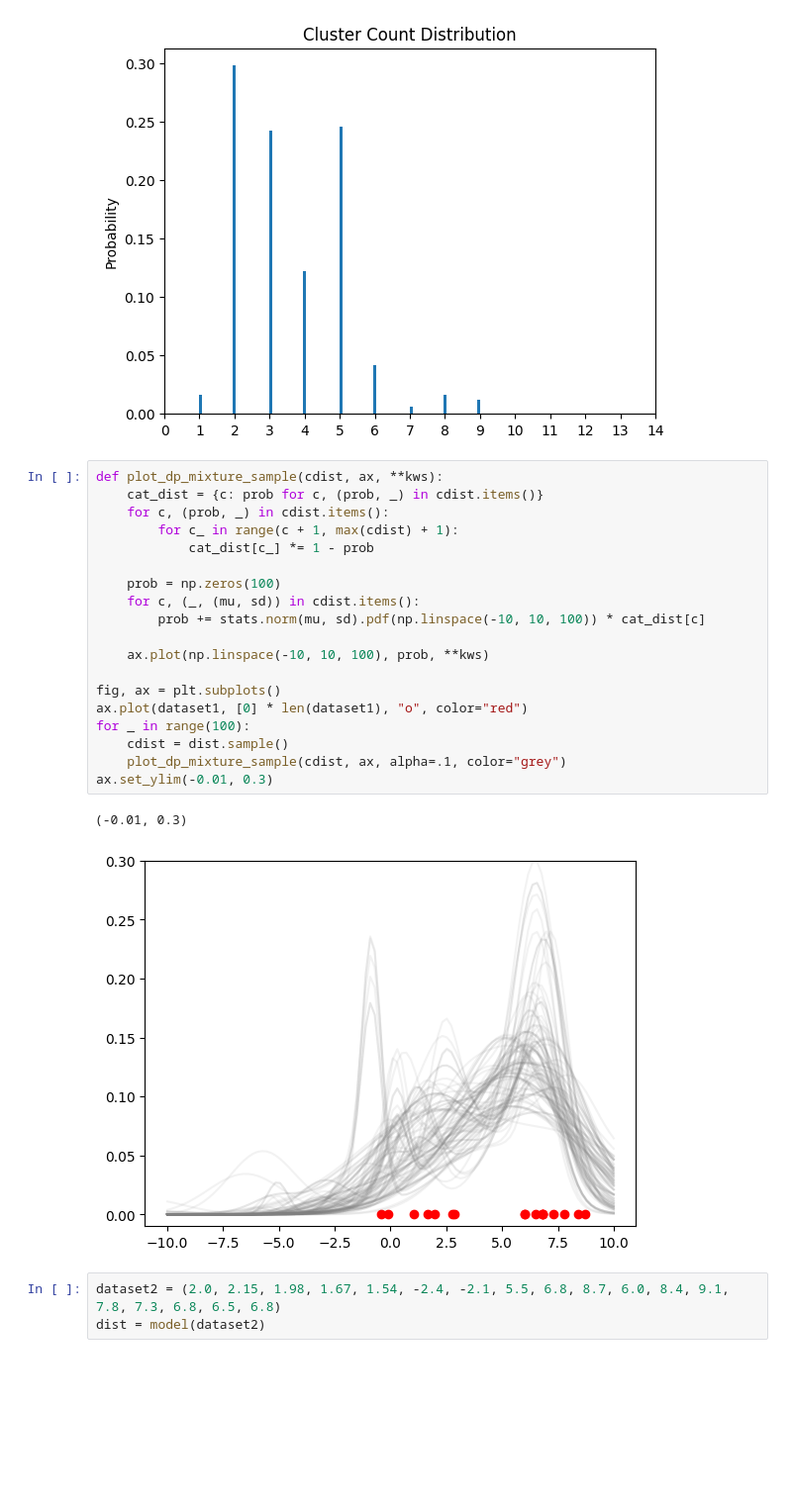
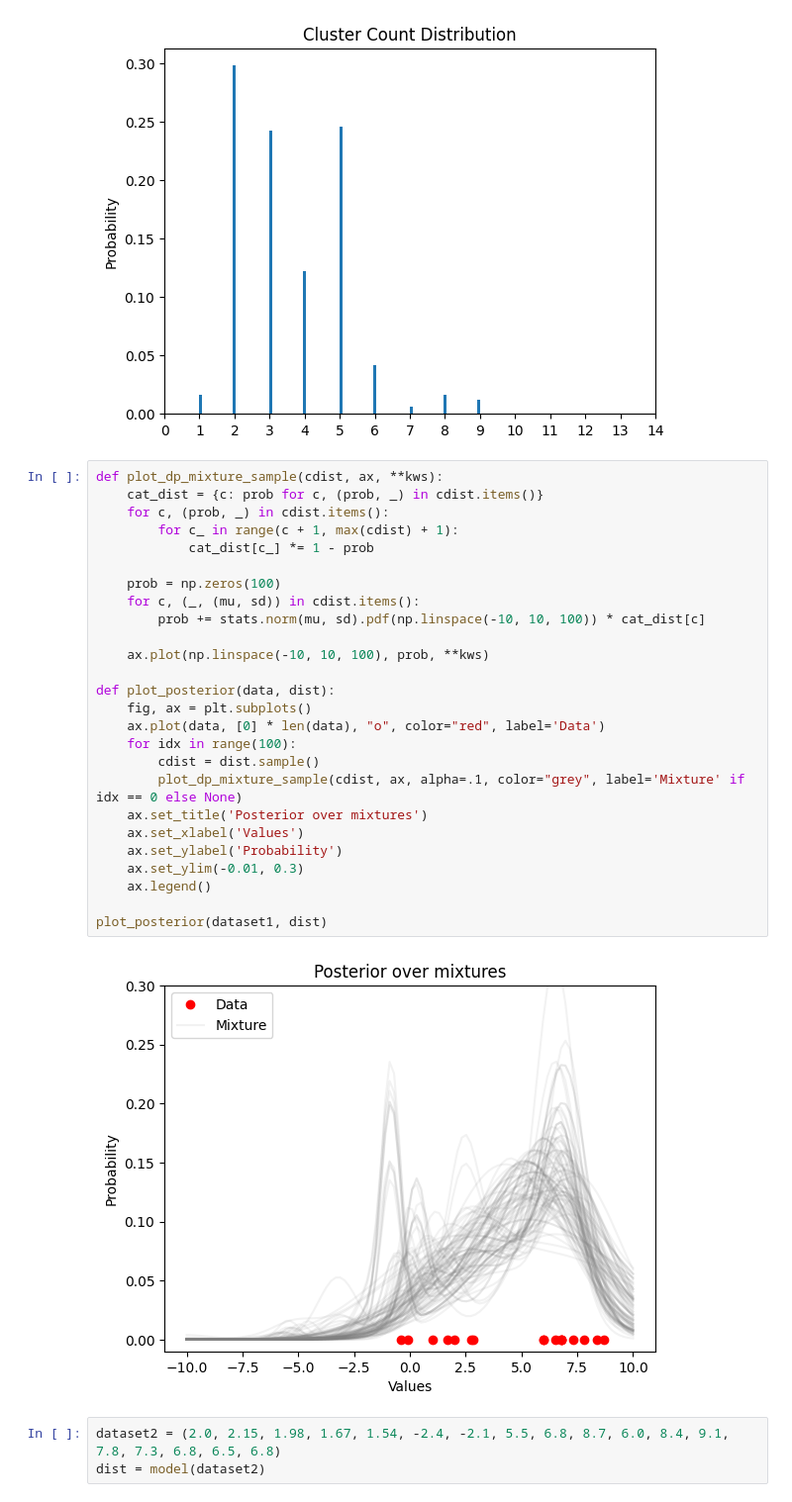
Before and after one commit to codec-lab/flippy, a Jupyter notebook: tutorials/04-DP-MM.ipynb, the cells around one changed output. Shown: that part at 99% size. Cells and saved outputs as stored; diff of their text form; blank space fills up the shorter version.

```diff
--- a/tutorials/04-DP-MM.ipynb
+++ b/tutorials/04-DP-MM.ipynb
@@ -54,25 +54,31 @@ Text(0.5, 1.0, 'Cluster Count Distribution')
 # %%
 def plot_dp_mixture_sample(cdist, ax, **kws):
     cat_dist = {c: prob for c, (prob, _) in cdist.items()}
     for c, (prob, _) in cdist.items():
         for c_ in range(c + 1, max(cdist) + 1):
             cat_dist[c_] *= 1 - prob
 
     prob = np.zeros(100)
     for c, (_, (mu, sd)) in cdist.items():
         prob += stats.norm(mu, sd).pdf(np.linspace(-10, 10, 100)) * cat_dist[c]
 
     ax.plot(np.linspace(-10, 10, 100), prob, **kws)
 
-fig, ax = plt.subplots()
-ax.plot(dataset1, [0] * len(dataset1), "o", color="red")
-for _ in range(100):
-    cdist = dist.sample()
-    plot_dp_mixture_sample(cdist, ax, alpha=.1, color="grey")
-ax.set_ylim(-0.01, 0.3)
+def plot_posterior(data, dist):
+    fig, ax = plt.subplots()
+    ax.plot(data, [0] * len(data), "o", color="red", label='Data')
+    for idx in range(100):
+        cdist = dist.sample()
+        plot_dp_mixture_sample(cdist, ax, alpha=.1, color="grey", label='Mixture' if idx == 0 else None)
+    ax.set_title('Posterior over mixtures')
+    ax.set_xlabel('Values')
+    ax.set_ylabel('Probability')
+    ax.set_ylim(-0.01, 0.3)
+    ax.legend()
+
+plot_posterior(dataset1, dist)
 # %% [output]
-(-0.01, 0.3)
-[figure, old version]
+[figure, new version]
 # %%
 dataset2 = (2.0, 2.15, 1.98, 1.67, 1.54, -2.4, -2.1, 5.5, 6.8, 8.7, 6.0, 8.4, 9.1, 7.8, 7.3, 6.8, 6.5, 6.8)
 dist = model(dataset2)
```
Also changed, not shown: parts of 6 cells of this notebook.
